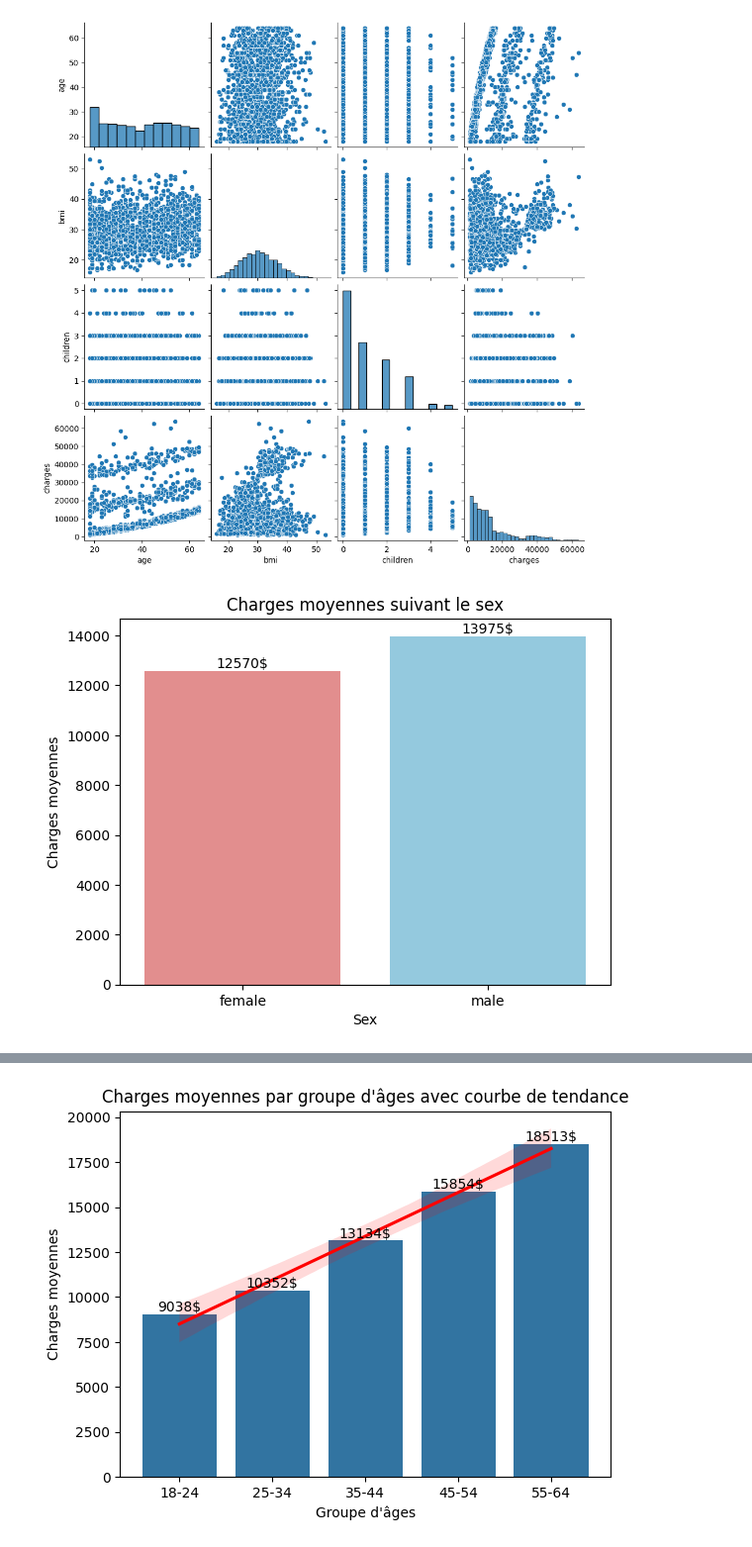
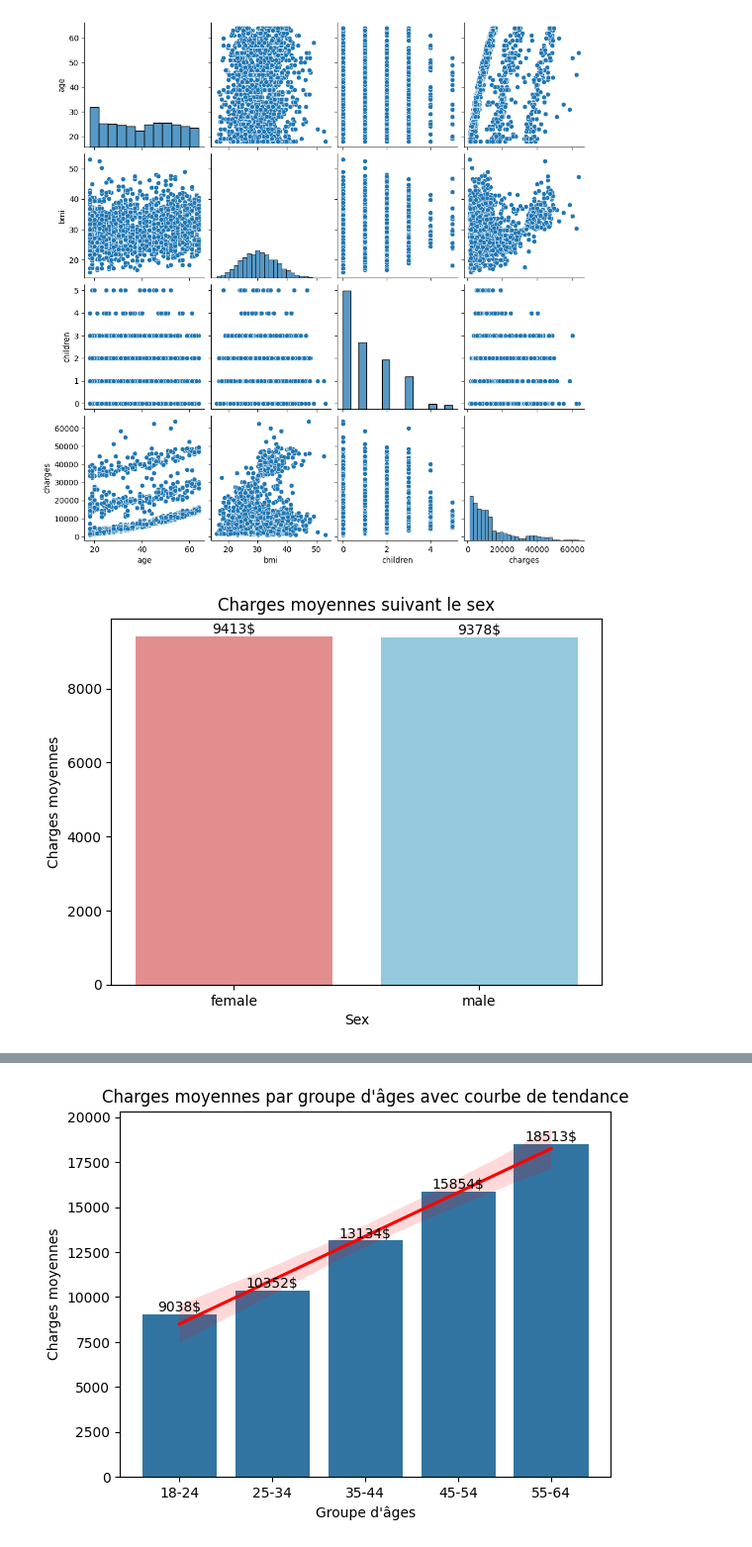
Before and after one commit to Malek-Boumedine/brief_ML_assurances, a Jupyter notebook: 1-exploration_donnees.ipynb, the cells around one changed output, grey strips where cells are left out. Shown at 99% size. Drawn from its saved outputs; the diff is of its cells as text; code cells hidden in the pictures.

```diff
--- a/1-exploration_donnees.ipynb
+++ b/1-exploration_donnees.ipynb
@@ -431,19 +472,19 @@ sns.pairplot(df.select_dtypes('number'))
 # %%
 # Relation entre le sex et les charges
 
-sns.barplot(data=df, x='sex', y='charges', estimator='mean', hue='sex', palette=['lightcoral', 'skyblue'], errorbar=None)
+sns.barplot(data=df, x='sex', y='charges', estimator='median', hue='sex', palette=['lightcoral', 'skyblue'], errorbar=None)
 
 # Annotations
 for container in plt.gca().containers:
     plt.gca().bar_label(container, fmt='%.0f$')
 
 # Personnalisation
 plt.xlabel("Sex")
 plt.ylabel("Charges moyennes")
 plt.title("Charges moyennes suivant le sex")
 plt.show()
 # %% [output]
-[figure, old version]
+[figure, new version]
 # %%
 # Relation entre le fait de fumer et les charges
 
```
Also changed, not shown: parts of 11 cells of this notebook, 1 other file.
